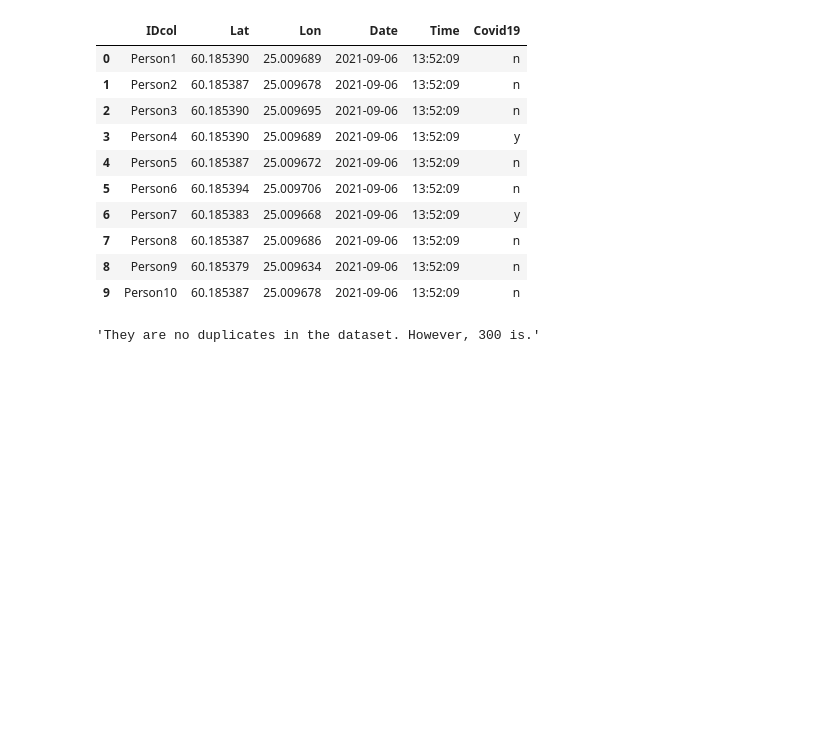
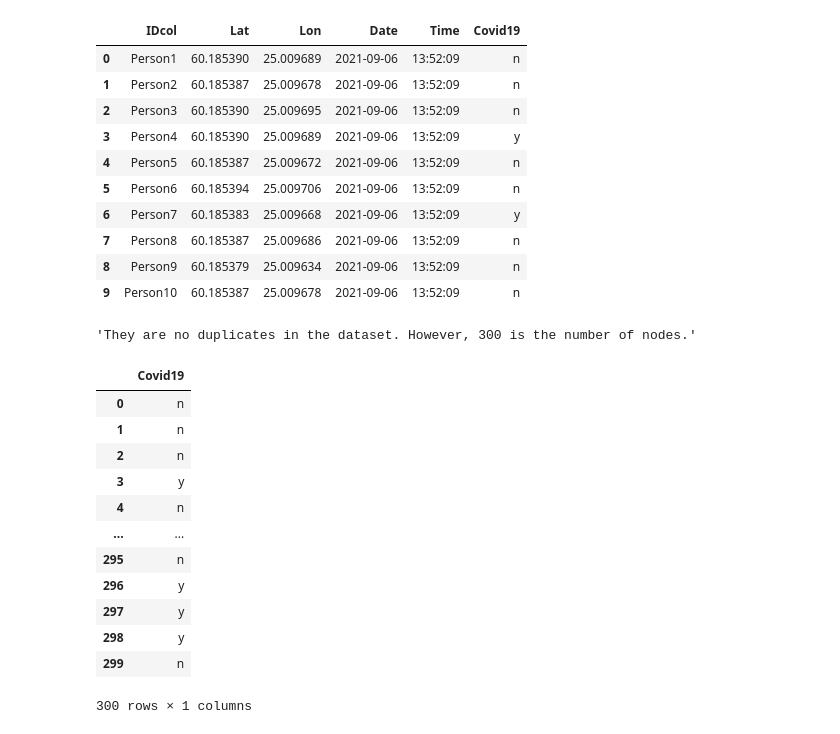
Before and after one commit to Shuyib/fl-predict-covid-19, a Jupyter notebook: math-modelling-covid-19-sim-data.ipynb, the cells around one changed output. Saved outputs shown, nothing was run; the diff lists cells and outputs as text; code cells hidden in the pictures; blank space fills up the shorter version.

```diff
--- a/math-modelling-covid-19-sim-data.ipynb
+++ b/math-modelling-covid-19-sim-data.ipynb
@@ -53,8 +64,24 @@ dups = df[df.IDcol.duplicated()]
 no_of_nodes = df.shape[0]
 
 
-f"They are no duplicates in the dataset. However, {no_of_nodes} is."
+f"They are no duplicates in the dataset. However, {no_of_nodes} is the number of nodes."
 # %% [output]
-'They are no duplicates in the dataset. However, 300 is.'
+'They are no duplicates in the dataset. However, 300 is the number of nodes.'
+# %%
+df[["Covid19"]]
+# %% [output]
+|  | Covid19 |
+| 0 | n |
+| 1 | n |
+| 2 | n |
+| 3 | y |
+| 4 | n |
+| ... | ... |
+| 295 | n |
+| 296 | y |
+| 297 | y |
+| 298 | y |
+| 299 | n |
+300 rows × 1 columns
 # %%
 # preprocessing the dataframe: Covid19 column
```
Also changed, not shown: parts of 10 cells of this notebook.
